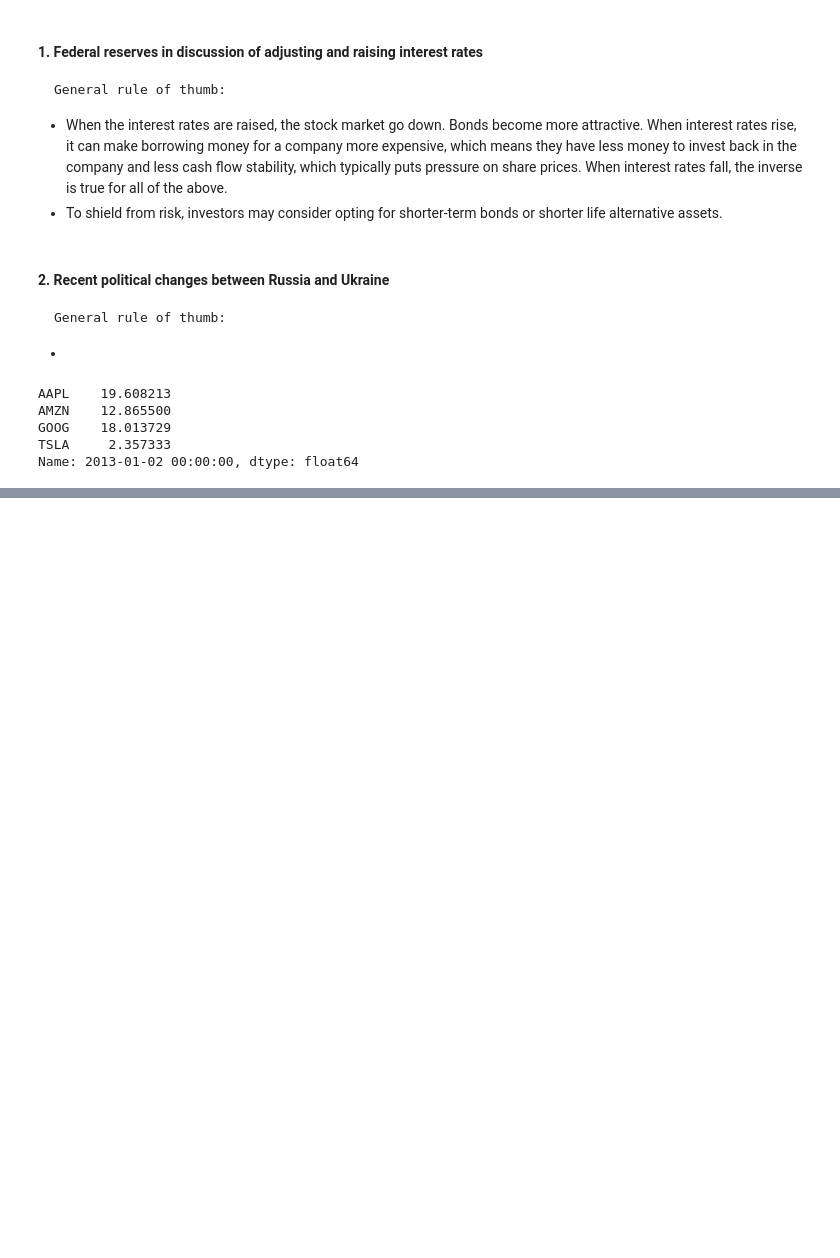
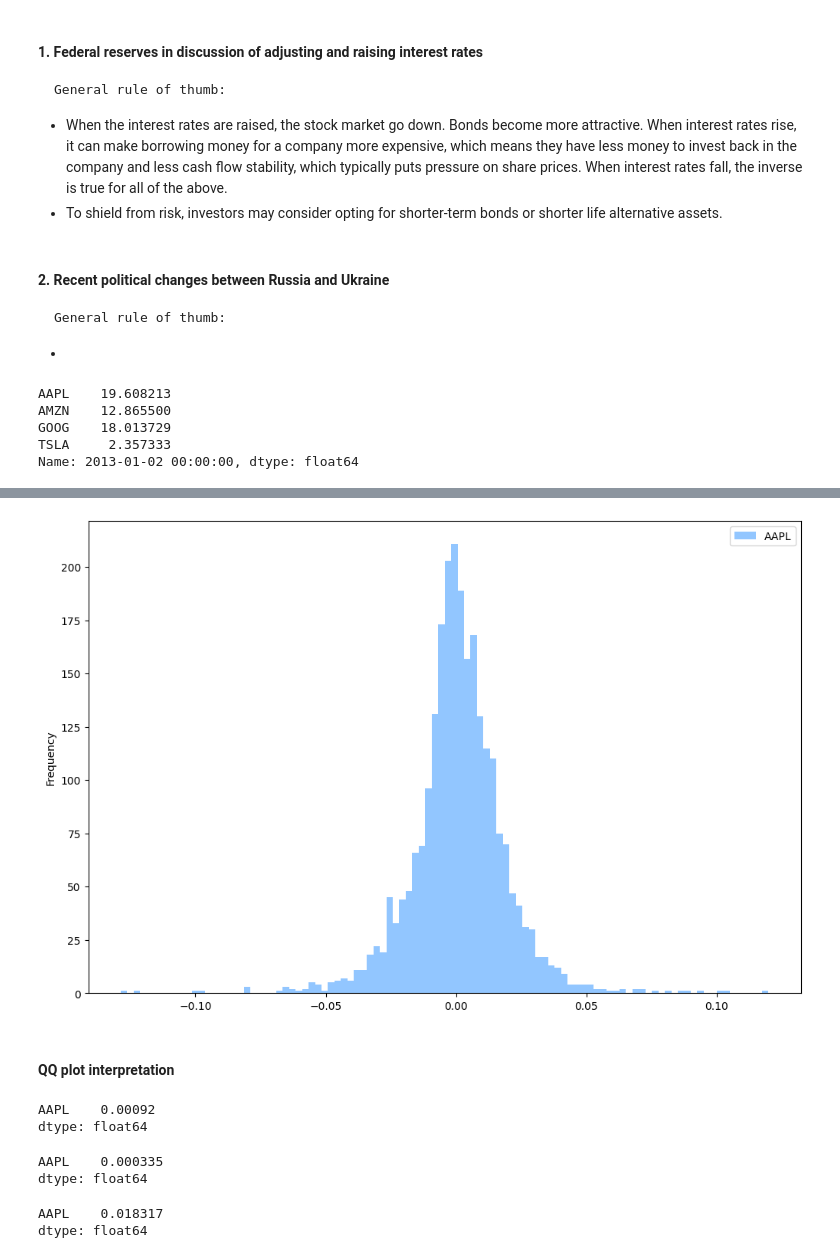
Before and after one commit to tinaashen/RLsimtrade, a Jupyter notebook: financePython.ipynb, the cells around one changed output, grey strips where cells are left out. Cells and saved outputs as stored; diff of their text form; code cells hidden in the pictures; blank space fills up the shorter version.

```diff
--- a/financePython.ipynb
+++ b/financePython.ipynb
@@ -205,0 +258,4 @@ plt.savefig("diagrams/afterNorm.pdf")
+# %%
+aapl['secDiff'] = aapl.AAPL.diff(periods=1)
+aapl['% second change'] = aapl.AAPL.div(aapl.firstLag)
+aapl
@@ -205,0 +277,2 @@ plt.savefig("diagrams/afterNorm.pdf")
+# %%
+aapl['% second change'] = aapl.AAPL.pct_change(periods = 1).mul(100)
@@ -205,0 +301,2 @@ plt.savefig("diagrams/afterNorm.pdf")
+# %%
+aapl.rename(columns= {"% second change": "Change"}, inplace = True)
@@ -205,0 +354,3 @@ plt.savefig("diagrams/afterNorm.pdf")
+# %%
+ret = aapl.pct_change().dropna()
+ret.info()
@@ -205,0 +383,7 @@ plt.savefig("diagrams/afterNorm.pdf")
+# %%
+ret.plot(kind = "hist", figsize = (12, 8), bins = 100)
+plt.show()
+# %% [output]
+[figure, added]
+# %% [markdown]
+#### QQ plot interpretation
@@ -205,0 +393,18 @@ plt.savefig("diagrams/afterNorm.pdf")
+# %%
+daily_mean_ret
+# %% [output]
+AAPL    0.00092
+dtype: float64
+# %%
+# Calculating Variance
+var_daily = ret.var()
+var_daily
+# %% [output]
+AAPL    0.000335
+dtype: float64
+# %%
+std_daily = ret.std()
+std_daily
+# %% [output]
+AAPL    0.018317
+dtype: float64
```
Also changed, not shown: parts of 22 cells of this notebook.
